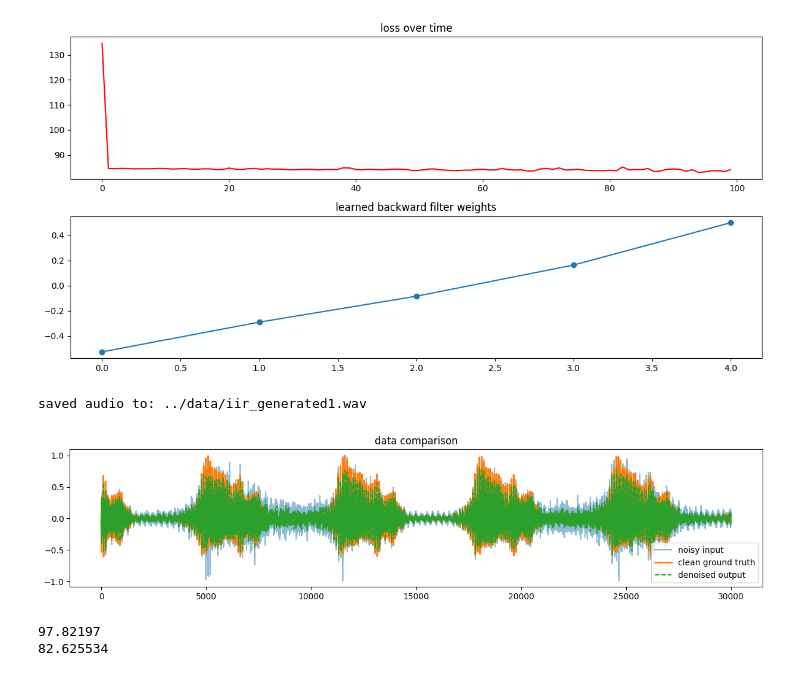
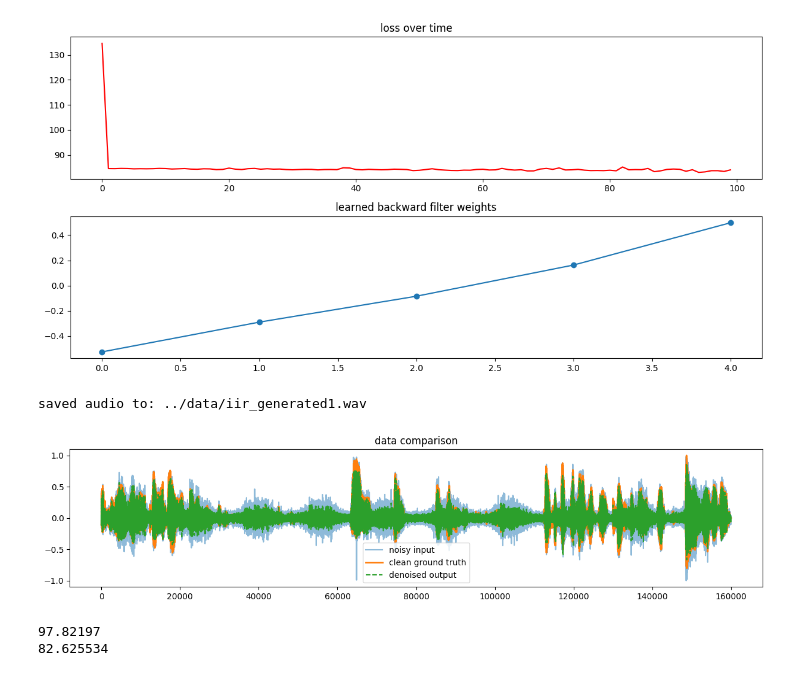
Before and after one commit to FardinHaque60/diff_dsp, a Jupyter notebook: experiments/iir_audio.ipynb, the cells around one changed output. Saved outputs shown, nothing was run; the diff lists cells and outputs as text; code cells hidden in the pictures.

Commit message:
clean up denoised sample

```diff
--- a/experiments/iir_audio.ipynb
+++ b/experiments/iir_audio.ipynb
@@ -71,37 +71,41 @@ def peak_sample_perf(noisy_sample, clean_sample, weights):
     b_weights, a_weights = weights
     denoised_audio = np.zeros_like(noisy_sample, dtype=np.float32)
     K = len(b_weights)
     M = len(a_weights)
 
     for i in range(len(noisy_sample)):
         sum_b = 0.0
         for j in range(min(K, i + 1)):
             sum_b += noisy_sample[i - j] * b_weights[j]
 
         sum_a = 0.0
         for m in range(min(M, i)):
             sum_a += denoised_audio[i - 1 - m] * a_weights[m]
 
         denoised_audio[i] = sum_b + sum_a
 
-    save_audio(denoised_audio, 16000, output_path="../data/iir_generated1.wav")
+    save_audio(denoised_audio, 16000, output_path="../data/generated/iir.wav")
 
     plt.title("data comparison")
     plt.plot(noisy_sample, label="noisy input", alpha=0.5)
     plt.plot(clean_sample, label="clean ground truth", linewidth=2)
     plt.plot(denoised_audio, label="denoised output", linestyle='--')
     plt.legend()
 
     plt.show()
 
 test_x = [i[0] for i in test_set]
 test_y = [i[1] for i in test_set]
 
-r = random.randint(1, 50)
-peak_sample_perf(test_x[r], test_y[r], (fwd_weights, back_weights))
+noise = f"../data/noise_speech_data/british_accent_70.wav"
+clean = f"../data/speech_data/british_accent_70.wav"
+
+noise, clean = parse_audio(clean, noise, max_n=None)
+
+peak_sample_perf(noise, clean, (fwd_weights, back_weights))
 # %% [output]
 saved audio to: ../data/iir_generated1.wav
-[figure, old version]
+[figure, new version]
 # %%
 # calc average test set MSE
 def calc_loss(eval_x, eval_y, weights, K=31):
```
Also changed, not shown: 3 other files.
